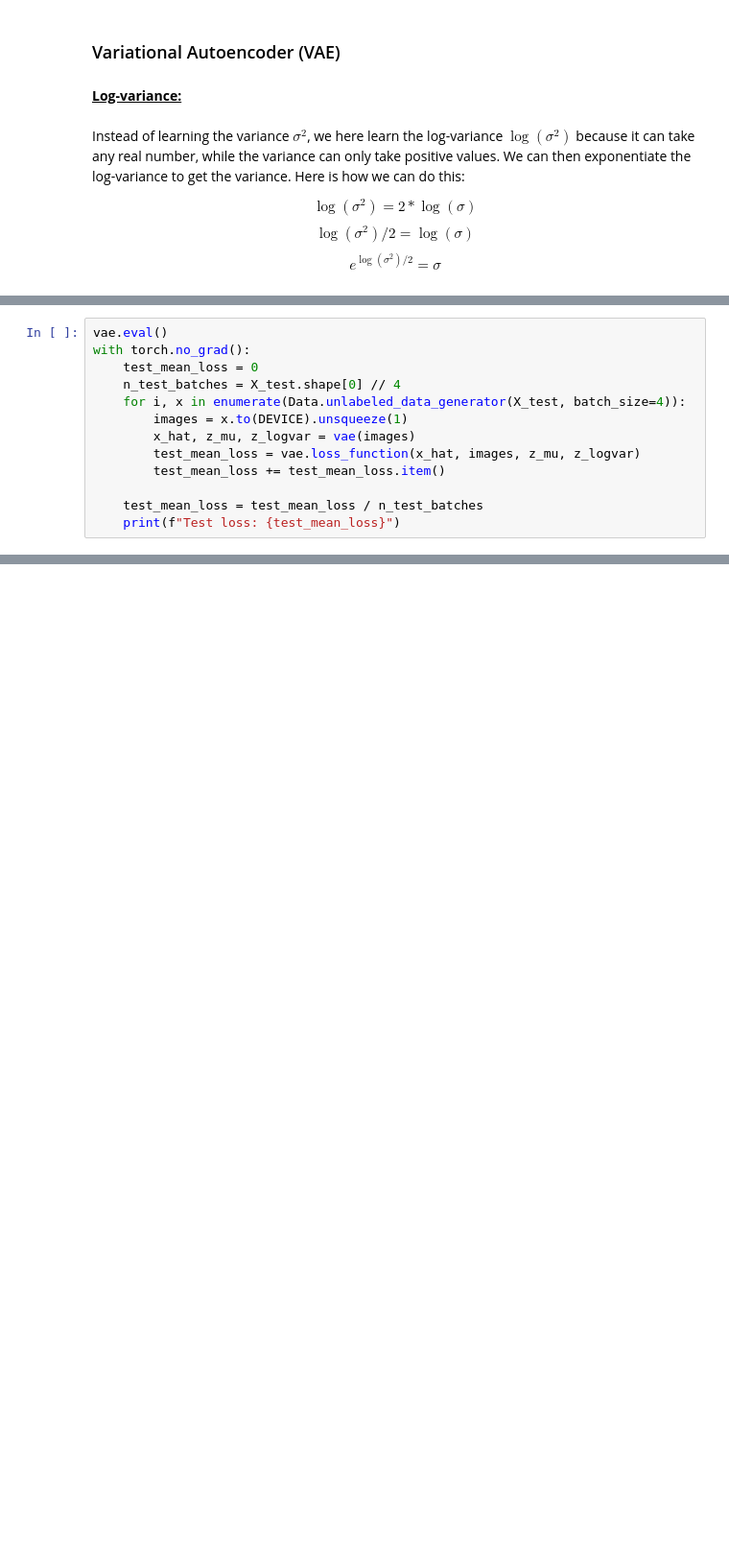
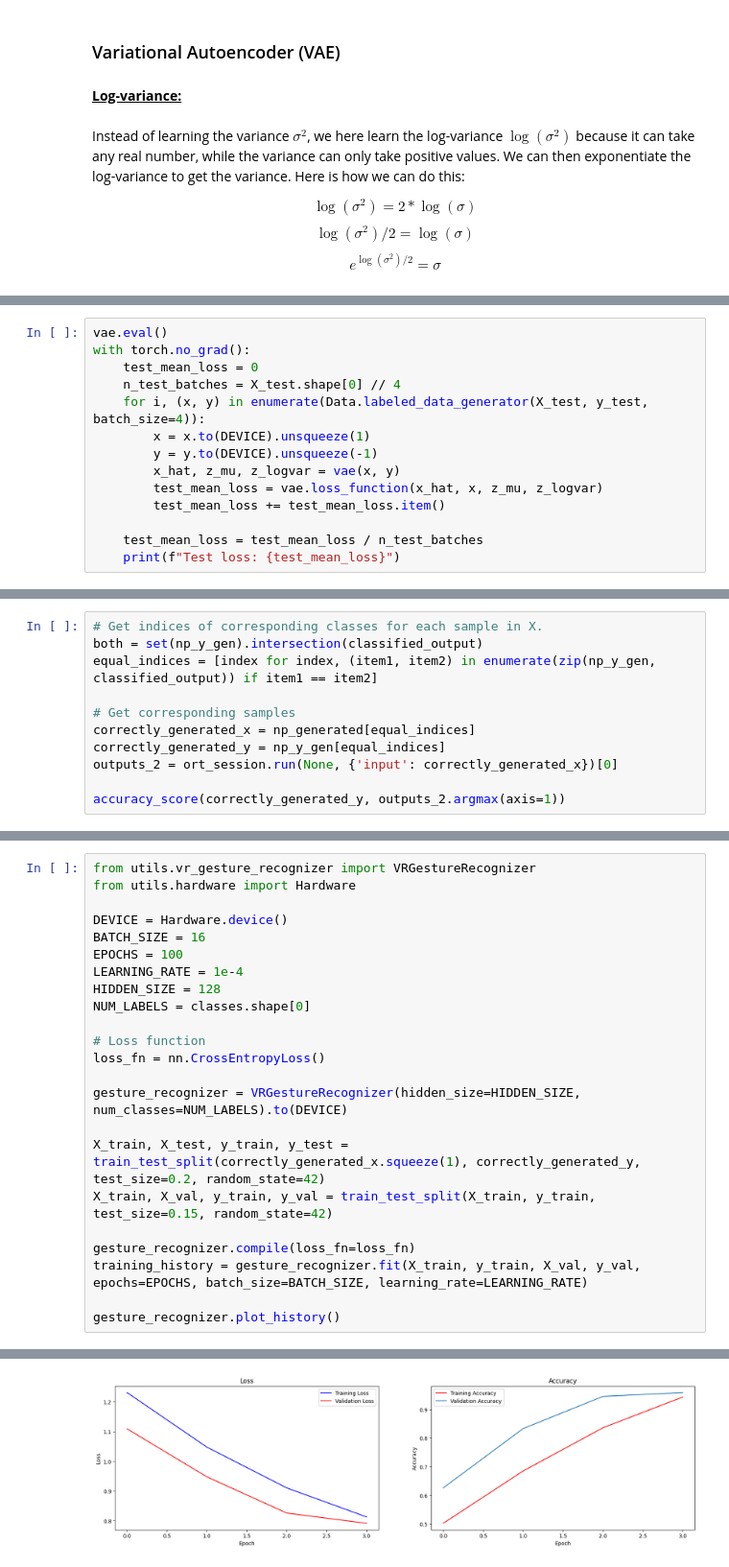
Before and after one commit to sinansoulier/VR-Gesture-Classification, a Jupyter notebook: data_generation.ipynb, the cells around one changed output, grey strips where cells are left out. Shown at 96% size. Drawn from its saved outputs; the diff is of its cells as text; blank space fills up the shorter version.

```diff
--- a/data_generation.ipynb
+++ b/data_generation.ipynb
@@ -215,10 +231,11 @@ vae.eval()
 with torch.no_grad():
     test_mean_loss = 0
     n_test_batches = X_test.shape[0] // 4
-    for i, x in enumerate(Data.unlabeled_data_generator(X_test, batch_size=4)):
-        images = x.to(DEVICE).unsqueeze(1)
-        x_hat, z_mu, z_logvar = vae(images)
-        test_mean_loss = vae.loss_function(x_hat, images, z_mu, z_logvar)
+    for i, (x, y) in enumerate(Data.labeled_data_generator(X_test, y_test, batch_size=4)):
+        x = x.to(DEVICE).unsqueeze(1)
+        y = y.to(DEVICE).unsqueeze(-1)
+        x_hat, z_mu, z_logvar = vae(x, y)
+        test_mean_loss = vae.loss_function(x_hat, x, z_mu, z_logvar)
         test_mean_loss += test_mean_loss.item()
 
     test_mean_loss = test_mean_loss / n_test_batches
@@ -227,0 +284,11 @@ Test loss: 344.11517333984375
+# %%
+# Get indices of corresponding classes for each sample in X.
+both = set(np_y_gen).intersection(classified_output)
+equal_indices = [index for index, (item1, item2) in enumerate(zip(np_y_gen, classified_output)) if item1 == item2]
+
+# Get corresponding samples
+correctly_generated_x = np_generated[equal_indices]
+correctly_generated_y = np_y_gen[equal_indices]
+outputs_2 = ort_session.run(None, {'input': correctly_generated_x})[0]
+
+accuracy_score(correctly_generated_y, outputs_2.argmax(axis=1))
@@ -227,0 +301,24 @@ Test loss: 344.11517333984375
+# %%
+from utils.vr_gesture_recognizer import VRGestureRecognizer
+from utils.hardware import Hardware
+
+DEVICE = Hardware.device()
+BATCH_SIZE = 16
+EPOCHS = 100
+LEARNING_RATE = 1e-4
+HIDDEN_SIZE = 128
+NUM_LABELS = classes.shape[0]
+
+# Loss function
+loss_fn = nn.CrossEntropyLoss()
+
+gesture_recognizer = VRGestureRecognizer(hidden_size=HIDDEN_SIZE, num_classes=NUM_LABELS).to(DEVICE)
+
+X_train, X_test, y_train, y_test = train_test_split(correctly_generated_x.squeeze(1), correctly_generated_y, test_size=0.2, random_state=42)
+X_train, X_val, y_train, y_val = train_test_split(X_train, y_train, test_size=0.15, random_state=42)
+
+gesture_recognizer.compile(loss_fn=loss_fn)
+training_history = gesture_recognizer.fit(X_train, y_train, X_val, y_val, epochs=EPOCHS, batch_size=BATCH_SIZE, learning_rate=LEARNING_RATE)
+
+gesture_recognizer.plot_history()
+# %% [output]
@@ -227,0 +326 @@ Test loss: 344.11517333984375
+[figure, added]
```
Also changed, not shown: parts of 10 cells of this notebook.
